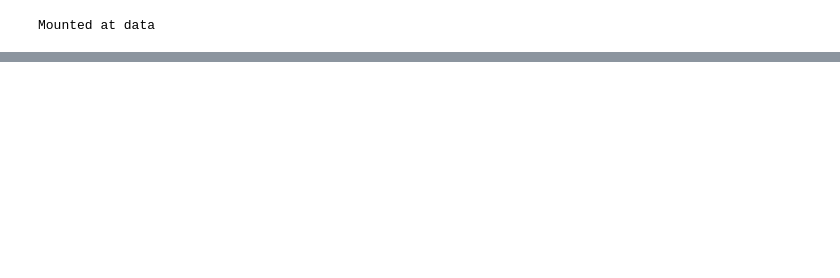
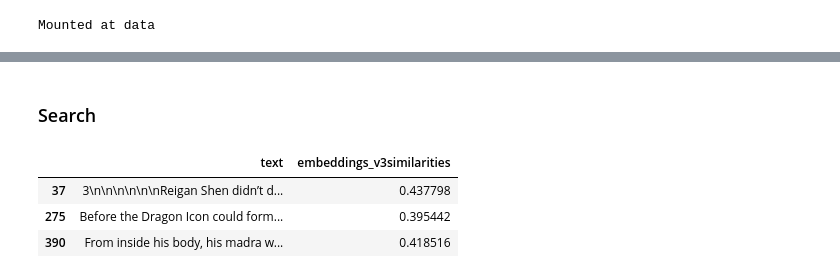
Before and after one commit to jasmeet0817/booklm, a Jupyter notebook: booklm_usage.ipynb, the cells around one changed output, grey strips where cells are left out. Drawn from its saved outputs; the diff is of its cells as text; code cells hidden in the pictures; blank space fills up the shorter version.

Commit message:
Search and rank

```diff
--- a/booklm_usage.ipynb
+++ b/booklm_usage.ipynb
@@ -115,0 +116,9 @@ print(scores.tolist())
+# %%
+model = model_v3
+# %%
+from sentence_transformers import SentenceTransformer
+import pandas as pd
+
+df = pd.DataFrame([(node.id_, node.text) for node in book_nodes], columns=['id', 'text'])
+# %%
+df['embeddings_v3'] = df.text.apply(lambda x: model.encode(x))
@@ -115,0 +127,11 @@ print(scores.tolist())
+# %% [markdown]
+### Search
+# %%
+top_results = search_embeddings(df, 'embeddings_v3', model.encode('What did Reigan Shen create out of Subject one\'s core binding?'), 3)
+# %%
+top_results[['text', 'embeddings_v3similarities']].sort_index()
+# %% [output]
+|  | text | embeddings_v3similarities |
+| 37 | 3\n\n\n\n\n\nReigan Shen didn’t d... | 0.437798 |
+| 275 | Before the Dragon Icon could form... | 0.395442 |
+| 390 | From inside his body, his madra w... | 0.418516 |
```
Also changed, not shown: parts of 27 cells of this notebook.
